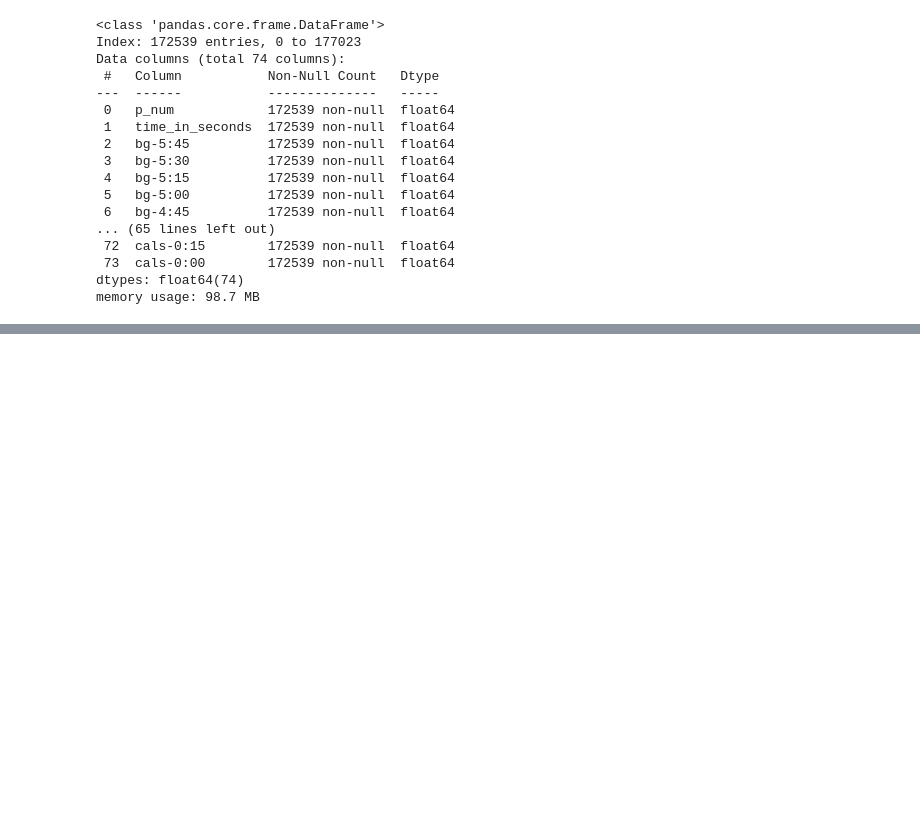
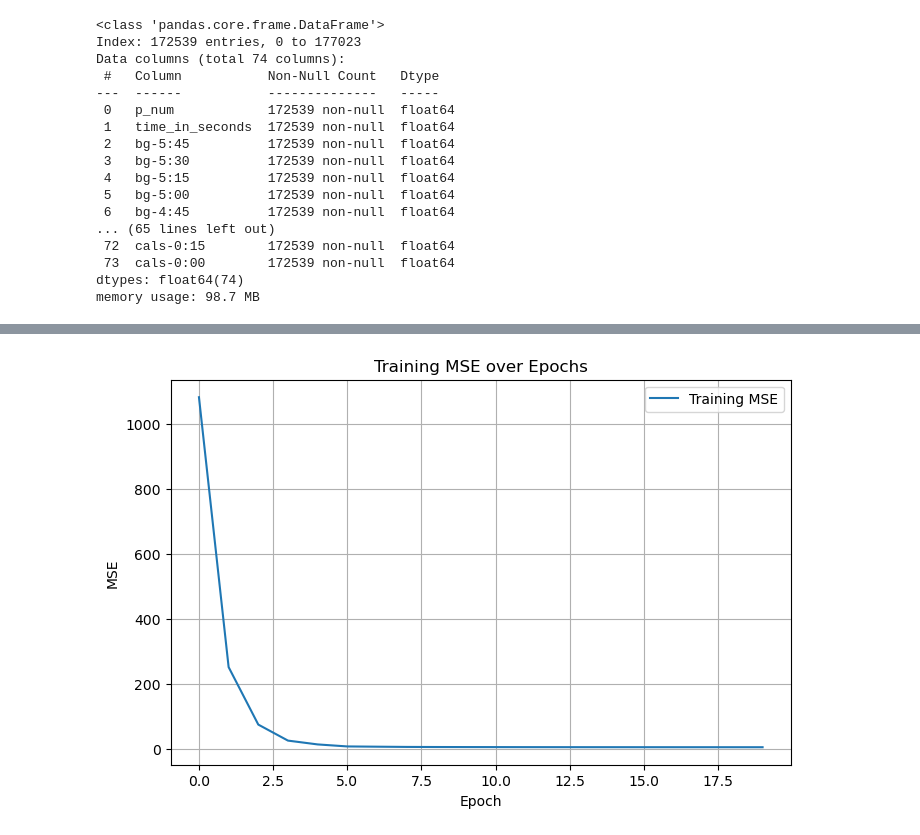
Before and after one commit to YzyParry/WFU_CSC674_24FA, a Jupyter notebook: main.ipynb, the cells around one changed output, grey strips where cells are left out. Cells and saved outputs as stored; diff of their text form; code cells hidden in the pictures; blank space fills up the shorter version.

```diff
--- a/bris-tid.ipynb
+++ b/main.ipynb
@@ -758,0 +638,29 @@ Validation R²: -0.5306150236075211
+# %%
+import numpy as np
+import tensorflow as tf
+from tensorflow.keras.models import Sequential
+from tensorflow.keras.layers import Dense
+from sklearn.metrics import mean_squared_error
+
+X_train = X_train.astype('float32')
+y_train = y_train.astype('float32')
+X_val = x_val.astype('float32')
+y_val = y_val.astype('float32')
+
+tf.random.set_seed(42)
+np.random.seed(42)
+
+model = Sequential([
+    Dense(64, activation='relu', input_shape=(X_train.shape[1],)),
+    Dense(128, activation='relu'),
+    Dense(32, activation='relu'),
+    Dense(1)
+])
+
+model.compile(loss='mean_squared_error', optimizer=tf.keras.optimizers.Adam(learning_rate=0.001))
+
+history = model.fit(X_train, y_train, epochs=400, batch_size=32, verbose=0)
+
+y_val_pred = model.predict(X_val)
+mse_val = mean_squared_error(y_val, y_val_pred)
+print("Validation MSE:", mse_val)
@@ -758,0 +674,12 @@ Validation R²: -0.5306150236075211
+# %%
+import matplotlib.pyplot as plt
+plt.figure(figsize=(8,5))
+plt.plot(history.history['loss'][:20], label='Training MSE')
+plt.title('Training MSE over Epochs')
+plt.xlabel('Epoch')
+plt.ylabel('MSE')
+plt.legend()
+plt.grid(True)
+plt.show()
+# %% [output]
+[figure, added]
```
Also changed, not shown: parts of 40 cells of this notebook.
